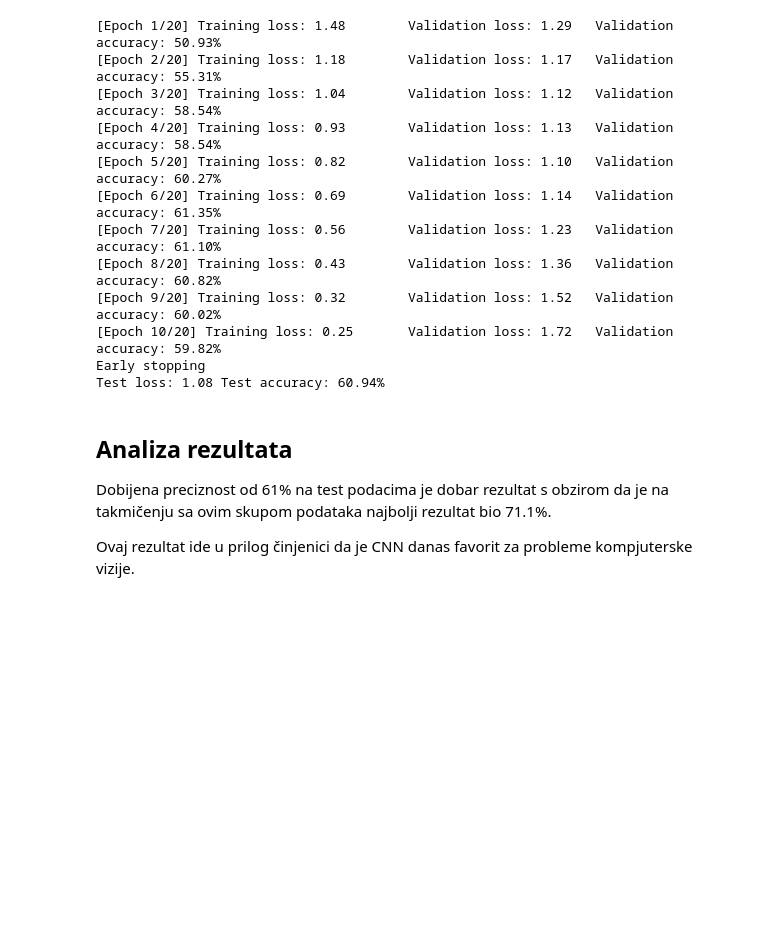
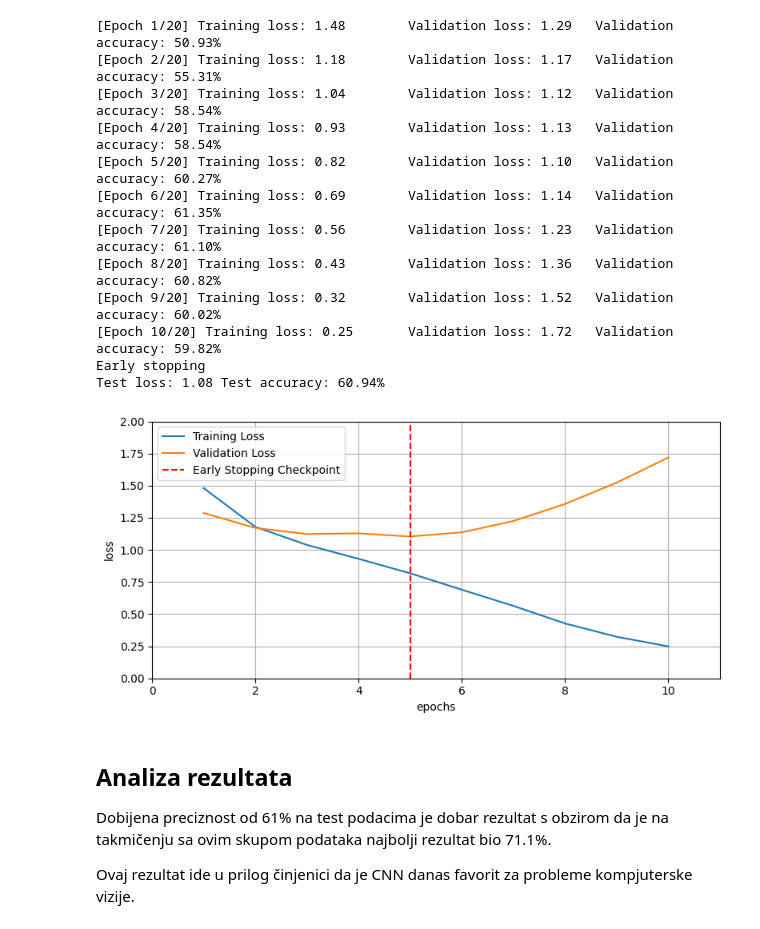
Before and after one commit to bojanzdelar/Facial-expression-recognition, a Jupyter notebook: facial-expression-recognition.ipynb, the cells around one changed output. Drawn from its saved outputs; the diff is of its cells as text; code cells hidden in the pictures; blank space fills up the shorter version.

```diff
--- a/facial-expression-recognition.ipynb
+++ b/facial-expression-recognition.ipynb
@@ -360,6 +360,24 @@ test(net, loss_function, test_dl)
 [Epoch 10/20] Training loss: 0.25       Validation loss: 1.72   Validation accuracy: 59.82%
 Early stopping
 Test loss: 1.08 Test accuracy: 60.94%
+# %%
+train_losses_ = [x.cpu().detach() for x in train_losses]
+valid_losses_ = [x.cpu().detach() for x in valid_losses]
+
+plt.figure(figsize=(8,4))
+plt.plot(range(1,len(train_losses_)+1),train_losses_, label='Training Loss')
+plt.plot(range(1,len(valid_losses_)+1),valid_losses_, label='Validation Loss')
+plt.axvline(valid_losses_.index(min(valid_losses_))+1, linestyle='--', color='r',label='Early Stopping Checkpoint')
+plt.xlabel('epochs')
+plt.ylabel('loss')
+plt.ylim(0, 2)
+plt.xlim(0, len(train_losses_)+1)
+plt.grid(True)
+plt.legend()
+plt.tight_layout()
+plt.show()
+# %% [output]
+[figure, added]
 # %%
 torch.save(net, "models/net.pth")
 # %% [markdown]
```
Also changed, not shown: parts of 1 cell of this notebook, 3 other files.
